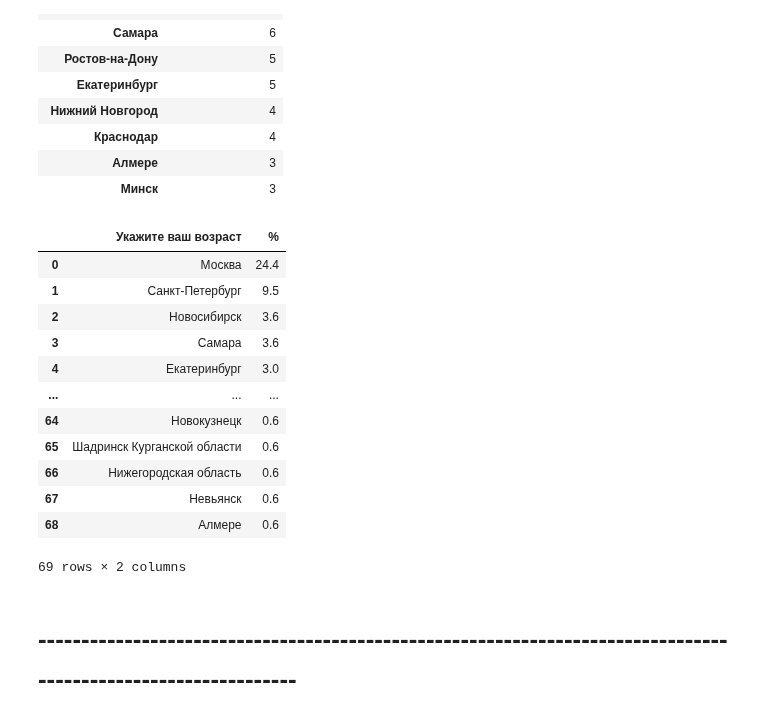
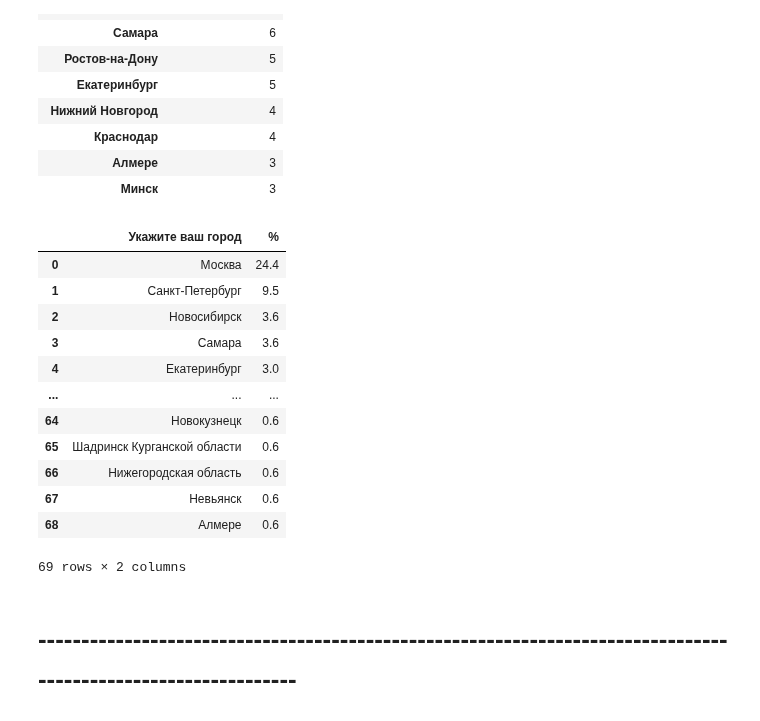
Before and after one commit to Gralex78/Home-Work-PYDA-20, a Jupyter notebook: 28_Grow/Grow.ipynb, the cells around one changed output. Cells and saved outputs as stored; diff of their text form; code cells hidden in the pictures.

```diff
--- a/28_Grow/Grow.ipynb
+++ b/28_Grow/Grow.ipynb
@@ -72,10 +72,10 @@ df.groupby('Укажите ваш город').count()[['Отметка врем
 | Минск | 3 |
 # %%
 df3 = round(df.iloc[:,[3]].value_counts() / df.iloc[:,[3]].value_counts().sum() * 100, 1).reset_index()
-df3.columns = ['Укажите ваш возраст', '%']
+df3.columns = ['Укажите ваш город', '%']
 df3
 # %% [output]
-|  | Укажите ваш возраст | % |
+|  | Укажите ваш город | % |
 | 0 | Москва | 24.4 |
 | 1 | Санкт-Петербург | 9.5 |
 | 2 | Новосибирск | 3.6 |
```
Also changed, not shown: parts of 1 cell of this notebook.
